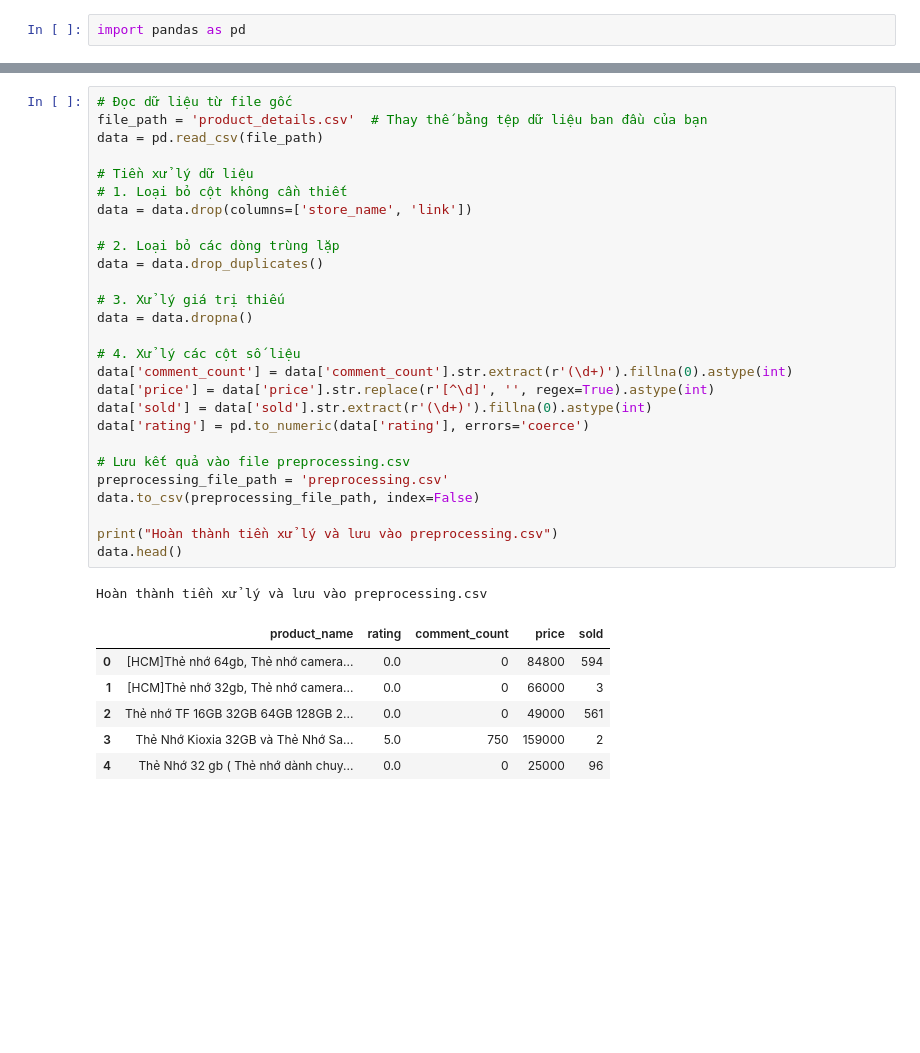
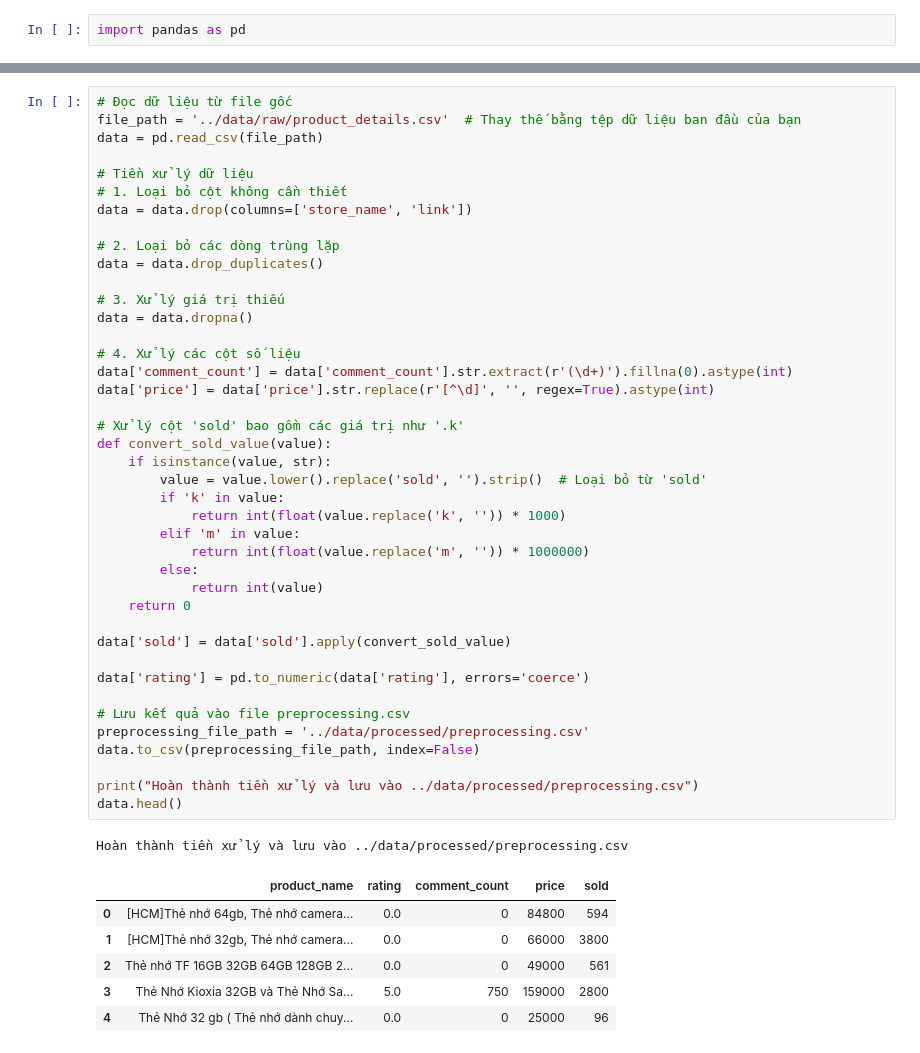
Before and after one commit to s2yuuki2s/DataScienceProject, a Jupyter notebook: notebooks/Preprocessing.ipynb, the cells around one changed output, grey strips where cells are left out. Cells and saved outputs as stored; diff of their text form; blank space fills up the shorter version.

```diff
--- a/notebooks/Preprocessing.ipynb
+++ b/notebooks/Preprocessing.ipynb
@@ -32,36 +32,50 @@ memory usage: 108.8+ KB
 | 4 | Thẻ Nhớ 32 gb ( Thẻ nhớ dành chuy... | Không tìm thấy cửa hàng | 0 | Không có đánh giá | ₫25,000 | 96 sold | https://www.lazada.vn/products/th... |
 # %%
 # Đọc dữ liệu từ file gốc
-file_path = 'product_details.csv'  # Thay thế bằng tệp dữ liệu ban đầu của bạn
+file_path = '../data/raw/product_details.csv'  # Thay thế bằng tệp dữ liệu ban đầu của bạn
 data = pd.read_csv(file_path)
 
 # Tiền xử lý dữ liệu
 # 1. Loại bỏ cột không cần thiết
 data = data.drop(columns=['store_name', 'link'])
 
 # 2. Loại bỏ các dòng trùng lặp
 data = data.drop_duplicates()
 
 # 3. Xử lý giá trị thiếu
 data = data.dropna()
 
 # 4. Xử lý các cột số liệu
 data['comment_count'] = data['comment_count'].str.extract(r'(\d+)').fillna(0).astype(int)
 data['price'] = data['price'].str.replace(r'[^\d]', '', regex=True).astype(int)
-data['sold'] = data['sold'].str.extract(r'(\d+)').fillna(0).astype(int)
+
+# Xử lý cột 'sold' bao gồm các giá trị như '.k'
+def convert_sold_value(value):
+    if isinstance(value, str):
+        value = value.lower().replace('sold', '').strip()  # Loại bỏ từ 'sold'
+        if 'k' in value:
+            return int(float(value.replace('k', '')) * 1000)
+        elif 'm' in value:
+            return int(float(value.replace('m', '')) * 1000000)
+        else:
+            return int(value)
+    return 0
+
+data['sold'] = data['sold'].apply(convert_sold_value)
+
 data['rating'] = pd.to_numeric(data['rating'], errors='coerce')
 
 # Lưu kết quả vào file preprocessing.csv
-preprocessing_file_path = 'preprocessing.csv'
+preprocessing_file_path = '../data/processed/preprocessing.csv'
 data.to_csv(preprocessing_file_path, index=False)
 
-print("Hoàn thành tiền xử lý và lưu vào preprocessing.csv")
+print("Hoàn thành tiền xử lý và lưu vào ../data/processed/preprocessing.csv")
 data.head()
 # %% [output]
-Hoàn thành tiền xử lý và lưu vào preprocessing.csv
+Hoàn thành tiền xử lý và lưu vào ../data/processed/preprocessing.csv
 |  | product_name | rating | comment_count | price | sold |
 | 0 | [HCM]Thẻ nhớ 64gb, Thẻ nhớ camera... | 0.0 | 0 | 84800 | 594 |
-| 1 | [HCM]Thẻ nhớ 32gb, Thẻ nhớ camera... | 0.0 | 0 | 66000 | 3 |
+| 1 | [HCM]Thẻ nhớ 32gb, Thẻ nhớ camera... | 0.0 | 0 | 66000 | 3800 |
 | 2 | Thẻ nhớ TF 16GB 32GB 64GB 128GB 2... | 0.0 | 0 | 49000 | 561 |
-| 3 | Thẻ Nhớ Kioxia 32GB và Thẻ Nhớ Sa... | 5.0 | 750 | 159000 | 2 |
+| 3 | Thẻ Nhớ Kioxia 32GB và Thẻ Nhớ Sa... | 5.0 | 750 | 159000 | 2800 |
 | 4 | Thẻ Nhớ 32 gb ( Thẻ nhớ dành chuy... | 0.0 | 0 | 25000 | 96 |
```
Also changed, not shown: 7 other files.
